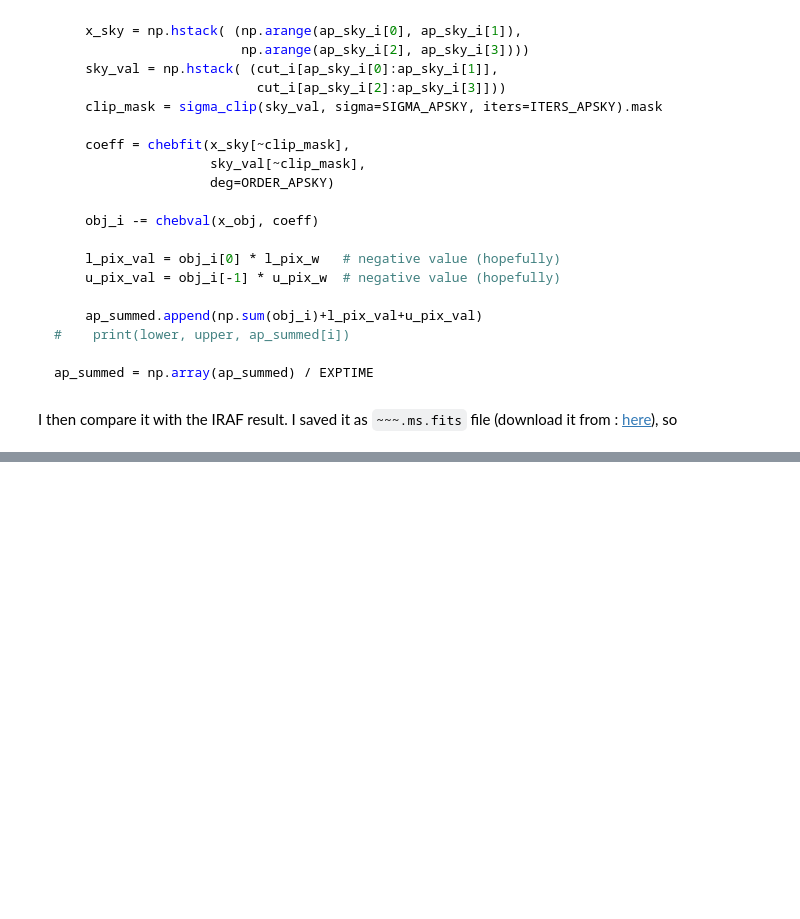
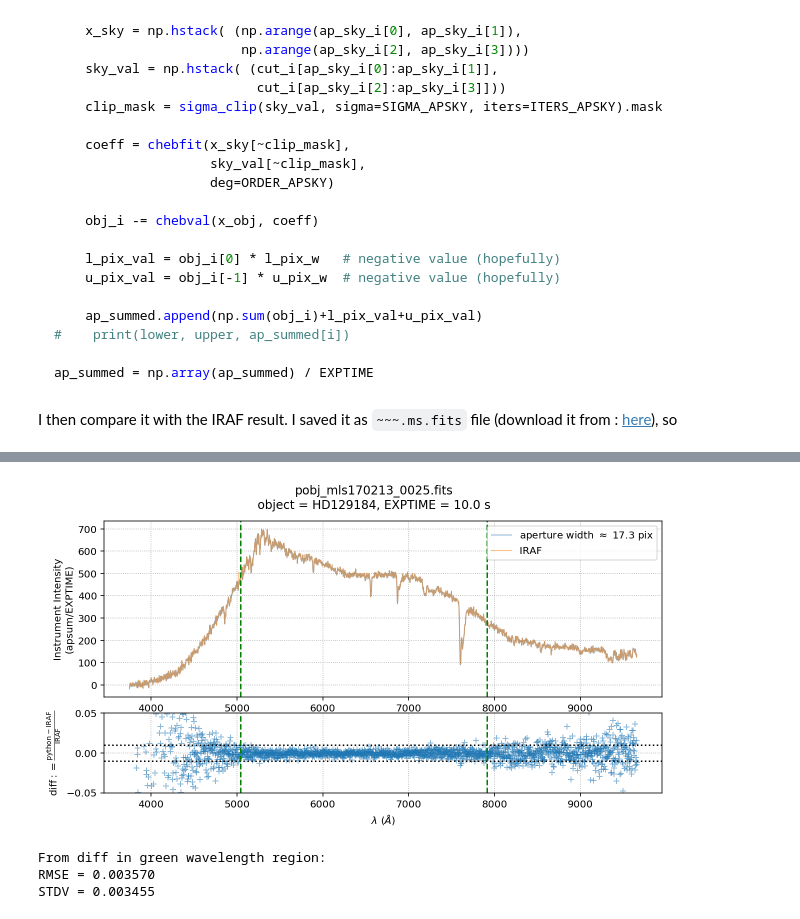
Before and after one commit to ysBach/SNU_AOclass, a Jupyter notebook: Notebooks/Spectroscopy_in_Python.ipynb, the cells around one changed output, grey strips where cells are left out. Drawn from its saved outputs; the diff is of its cells as text; code cells hidden in the pictures; blank space fills up the shorter version.

```diff
--- a/Notebooks/Spectroscopy_in_Python.ipynb
+++ b/Notebooks/Spectroscopy_in_Python.ipynb
@@ -949,7 +966,10 @@ ap_summed = np.array(ap_summed) / EXPTIME
 I then compare it with the IRAF result. I saved it as ``~~~.ms.fits`` file (download it from : [here](https://www.dropbox.com/s/kc1cocrtt5bza0g/pobj_mls170213_0025.ms.fits?dl=0)), so
 # %%
 TESTIRAF = fits.open(DATAPATH/'pobj_mls170213_0025.ms.fits')
-TESTIRAF = TESTIRAF[0].data[0,0,:]
+TESTIRAF = TESTIRAF[0].data[0,0,:] / EXPTIME
+diff = (ap_summed - TESTIRAF)/ TESTIRAF
+rmse = np.sqrt(np.mean(diff[600:1500]**2))
+std = np.std(diff[600:1500], ddof=1)
 
 fig = plt.figure(figsize=(10,5))
 gs = gridspec.GridSpec(3, 1)
@@ -957,24 +977,32 @@ ax1 = plt.subplot(gs[0:2])
 ax2 = plt.subplot(gs[2])
 #plt.setp(ax1.get_xticklabels(), visible=False)
 
-title_str = '{:s}\nobject = {:s}, EXPTIME = {:.1f} s'
+title_str = ('{:s}\nobject = {:s}, EXPTIME = {:.1f} s')
 label_str = r'aperture width $\approx$ {:.1f} pix'
 plt.suptitle(title_str.format(OBJIMAGE.name,
                               OBJNAME, EXPTIME))
 ax1.plot(ap_wavelen, ap_summed, lw = 1,
          alpha=0.5,
          label=label_str.format(apheight))
-ax1.plot(ap_wavelen, TESTIRAF/EXPTIME, lw = 1,
+ax1.plot(ap_wavelen, TESTIRAF, lw = 1,
         alpha=0.5, label='IRAF')
-ax2.plot(ap_wavelen, (ap_summed - TESTIRAF/EXPTIME)/(TESTIRAF/EXPTIME),
+ax2.plot(ap_wavelen, diff,
          ls='', alpha=0.5, marker='+')
 ax1.set_ylabel('Instrument Intensity\n(apsum/EXPTIME)')
-ax2.set_ylabel(r'$\frac{\mathrm{python} - \mathrm{IRAF}}{\mathrm{IRAF}}$')
+ax2.set_ylabel(r'$\mathrm{diff} := \frac{\mathrm{python} - \mathrm{IRAF}}{\mathrm{IRAF}}$')
 ax2.set_xlabel(r'$\lambda$ ($\AA$)')
 ax2.set_ylim(-0.05, +0.05)
+ax2.axhline(0.01, color='k', ls=':')
+ax2.axhline(-0.01, color='k', ls=':')
+for ax in [ax1, ax2]:
+    ax.axvline(ap_wavelen[600], color='g', ls='--')
+    ax.axvline(ap_wavelen[1600], color='g', ls='--')
 ax1.grid(ls=':')
 ax2.grid(ls=':')
 
 ax1.legend()
 plt.show()
+
+print('From diff in green wavelength region:')
+print(f'RMSE = {rmse:.6f}\nSTDV = {std:.6f}')
 # %% [output]
@@ -983 +1009,5 @@ plt.show()
+[figure, added]
+From diff in green wavelength region:
+RMSE = 0.003570
+STDV = 0.003455
 # %% [markdown]
```
Also changed, not shown: parts of 16 cells of this notebook, 1 other file.
